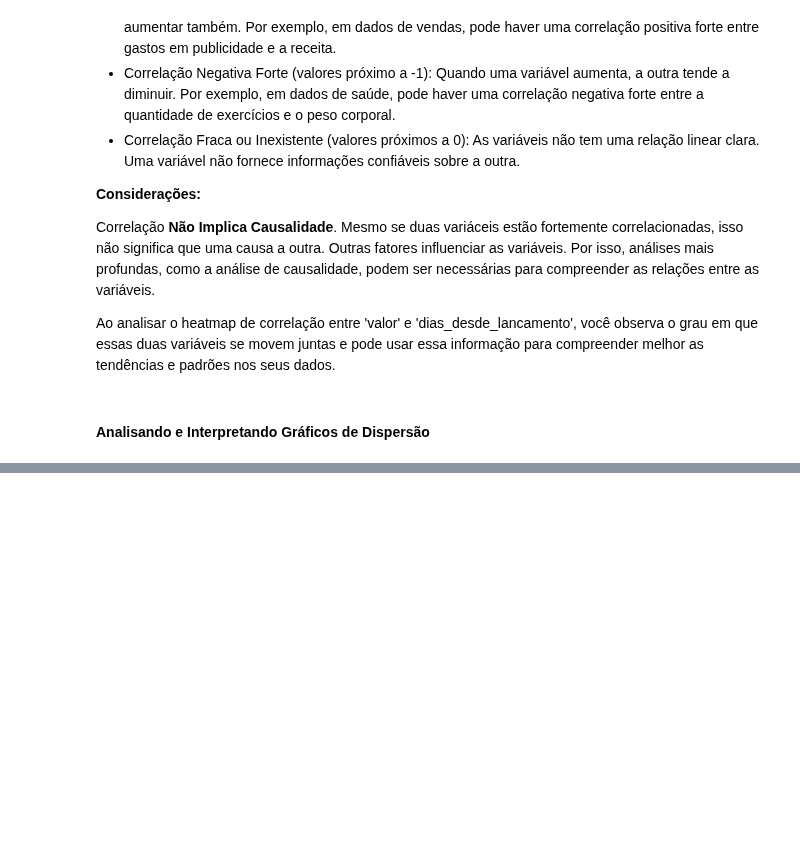
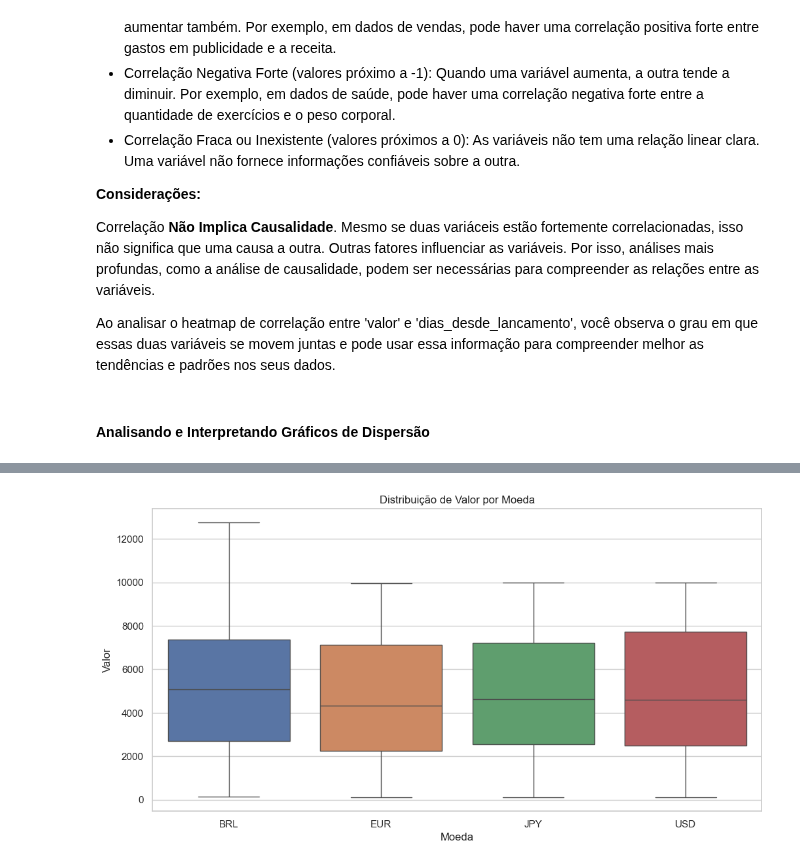
Before and after one commit to leojutsu/analise_de_dados, a Jupyter notebook: projeto4.ipynb, the cells around one changed output, grey strips where cells are left out. Cells and saved outputs as stored; diff of their text form; code cells hidden in the pictures; blank space fills up the shorter version.

```diff
--- a/projeto4.ipynb
+++ b/projeto4.ipynb
@@ -683,0 +752,10 @@ Ao analisar o heatmap de correlação entre 'valor' e 'dias_desde_lancamento', v
+# %%
+# Criando boxplot para analizar a associação entre 'valor' e 'moeda'
+plt.figure(figsize=(12, 6))
+sns.boxplot(x= 'moeda', y = 'valor', data= df_filtro_2, hue='moeda')
+plt.title('Distribuição de Valor por Moeda')
+plt.xlabel('Moeda')
+plt.ylabel('Valor')
+plt.show()
+# %% [output]
+[figure, added]
```
Also changed, not shown: parts of 14 cells of this notebook.
